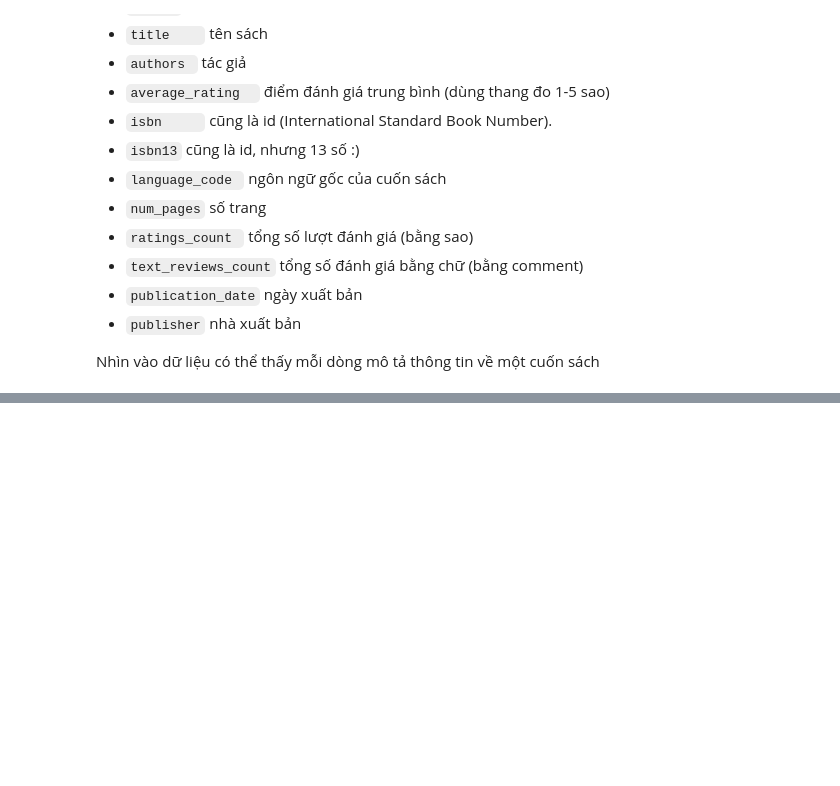
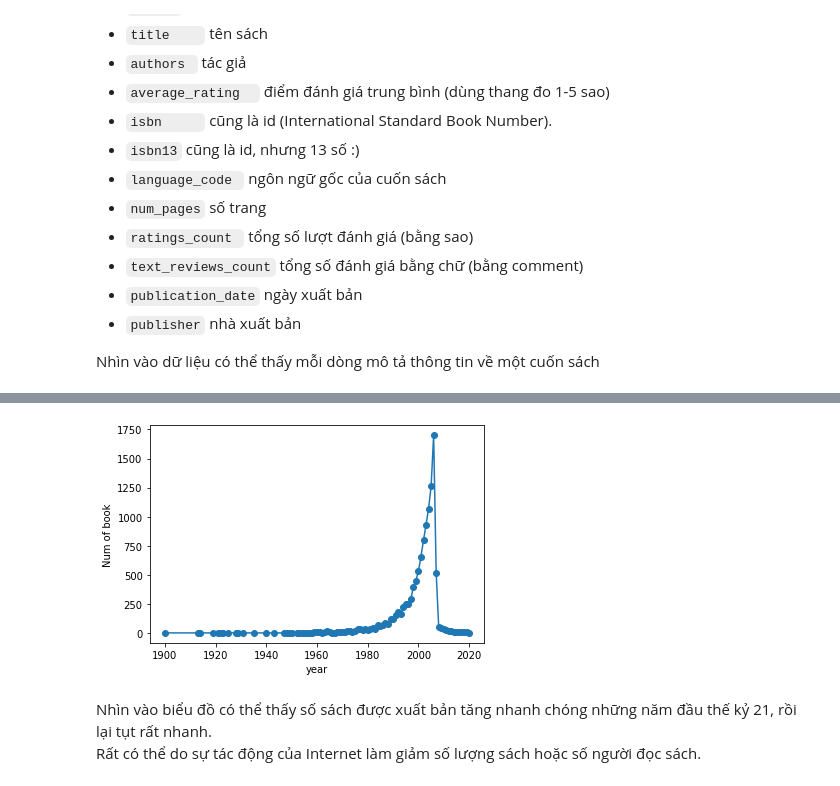
Before and after one commit to phucmanh1999/Final_Project_PFDS, a Jupyter notebook: 1712590-NguyenPhucManh.ipynb, the cells around one changed output, grey strips where cells are left out. Saved outputs shown, nothing was run; the diff lists cells and outputs as text; code cells hidden in the pictures; blank space fills up the shorter version.

```diff
--- a/1712590-NguyenPhucManh.ipynb
+++ b/1712590-NguyenPhucManh.ipynb
@@ -85,0 +476,8 @@ df.info()
+# %%
+year_df = df.groupby('year')['bookID'].count()
+year_df.plot(kind = 'line', marker = 'o').set(ylabel = 'Num of book');
+# %% [output]
+[figure, added]
+# %% [markdown]
+Nhìn vào biểu đồ có thể thấy số sách được xuất bản tăng nhanh chóng những năm đầu thế kỷ 21, rồi lại tụt rất nhanh.
+Rất có thể do sự tác động của Internet làm giảm số lượng sách hoặc số người đọc sách.
```
Also changed, not shown: parts of 72 cells of this notebook.
